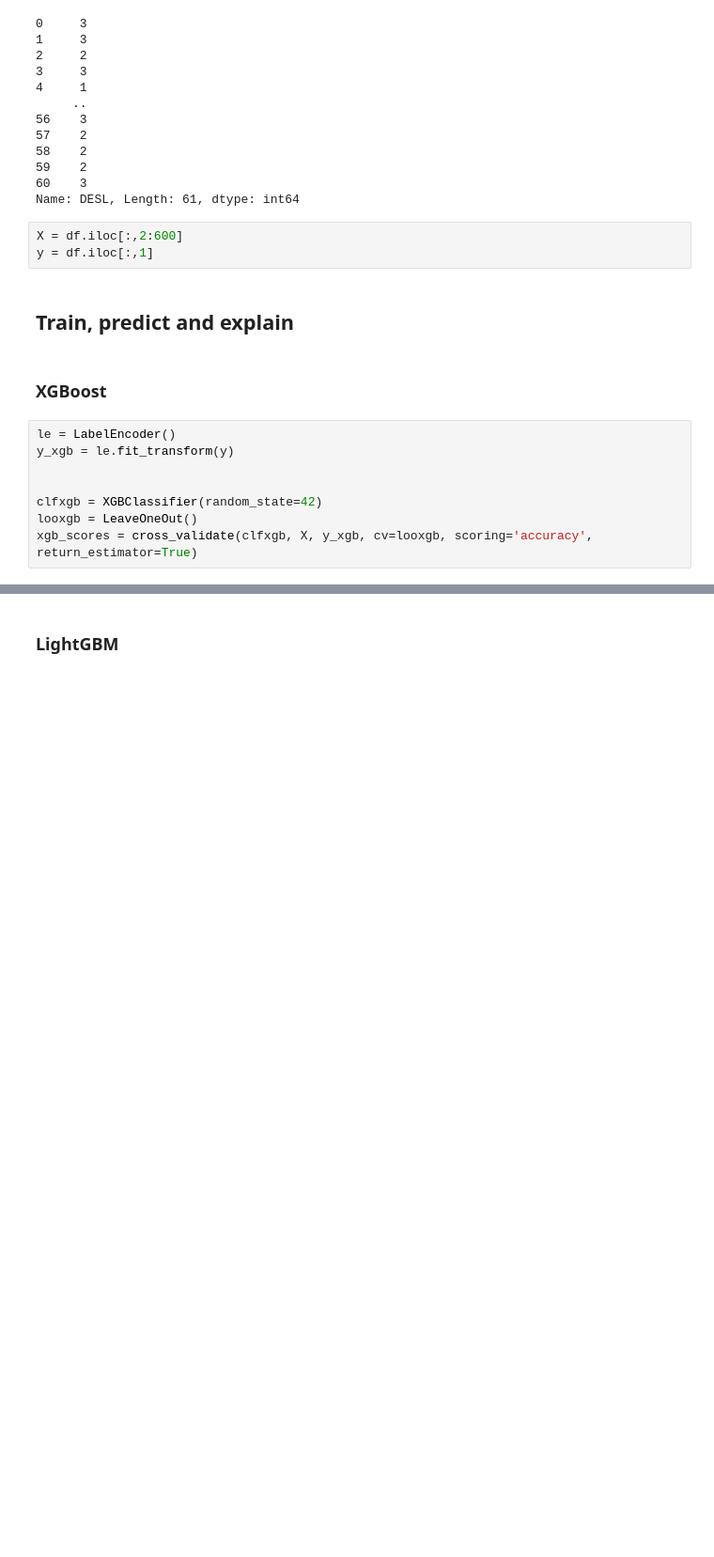
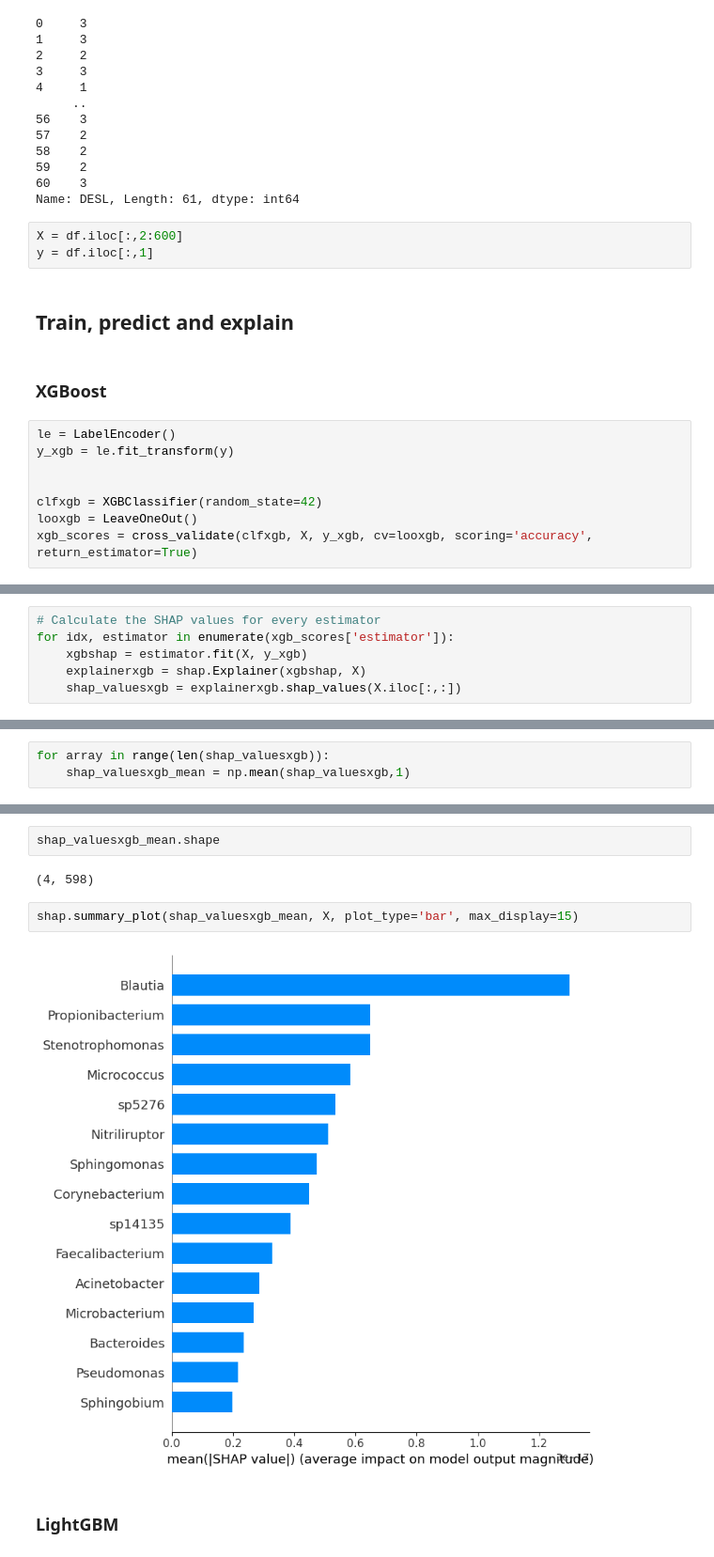
Before and after one commit to freafin/Bacteriological, a Jupyter notebook: desl/Genus_DESLbactCV.ipynb, the cells around one changed output, grey strips where cells are left out. Shown: that part at 94% size. Saved outputs shown, nothing was run; the diff lists cells and outputs as text; blank space fills up the shorter version.

```diff
--- a/desl/Genus_DESLbactCV.ipynb
+++ b/desl/Genus_DESLbactCV.ipynb
@@ -109,0 +182,6 @@ xgb_scores
+# %%
+# Calculate the SHAP values for every estimator
+for idx, estimator in enumerate(xgb_scores['estimator']):
+    xgbshap = estimator.fit(X, y_xgb)
+    explainerxgb = shap.Explainer(xgbshap, X)
+    shap_valuesxgb = explainerxgb.shap_values(X.iloc[:,:])
@@ -109,0 +216,3 @@ xgb_scores
+# %%
+for array in range(len(shap_valuesxgb)):
+    shap_valuesxgb_mean = np.mean(shap_valuesxgb,1)
@@ -110,3 +230,11 @@ xgb_scores
+# %%
+shap_valuesxgb_mean.shape
+# %% [output]
+(4, 598)
+# %%
+shap.summary_plot(shap_valuesxgb_mean, X, plot_type='bar', max_display=15)
+# %% [output]
+[figure, added]
 # %% [markdown]
 ### LightGBM
 # %%
```
Also changed, not shown: parts of 18 cells of this notebook.
